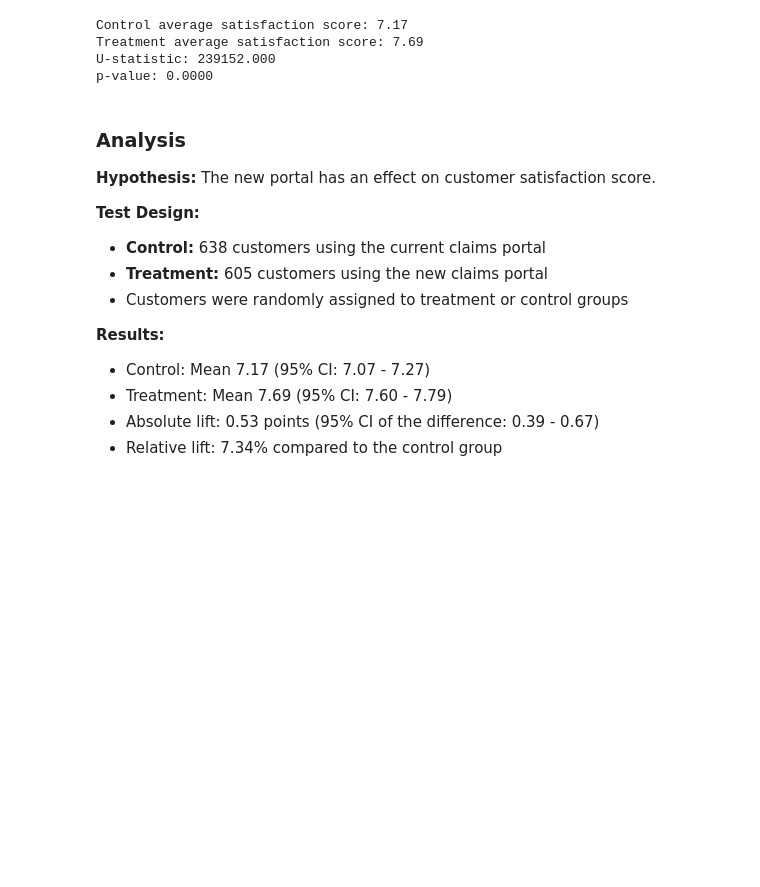
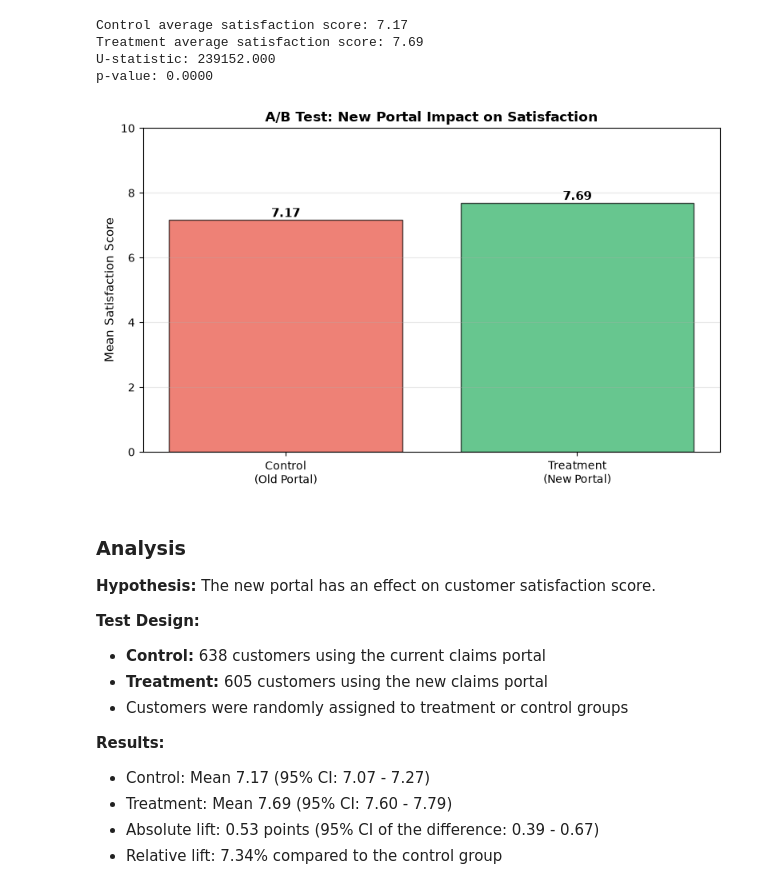
Before and after one commit to jscode-1302/insurance-claims-optimization, a Jupyter notebook: analysis.ipynb, the cells around one changed output. Cells and saved outputs as stored; diff of their text form; code cells hidden in the pictures; blank space fills up the shorter version.

```diff
--- a/analysis.ipynb
+++ b/analysis.ipynb
@@ -438,6 +454,31 @@ Control average satisfaction score: 7.17
 Treatment average satisfaction score: 7.69
 U-statistic: 239152.000
 p-value: 0.0000
+# %%
+# A/B Test visualization for README
+fig, ax = plt.subplots(figsize=(8, 5))
+
+groups = ['Control\n(Old Portal)', 'Treatment\n(New Portal)']
+means = [control_group.mean(), treatment_group.mean()]
+
+bars = ax.bar(groups, means, color=['#E74C3C', '#27AE60'], alpha=0.7, edgecolor='black')
+
+# Add value labels
+for bar, mean in zip(bars, means):
+    height = bar.get_height()
+    ax.text(bar.get_x() + bar.get_width()/2., height,
+            f'{mean:.2f}', ha='center', va='bottom', fontsize=11, fontweight='bold')
+
+ax.set_ylabel('Mean Satisfaction Score', fontsize=11)
+ax.set_title('A/B Test: New Portal Impact on Satisfaction', fontsize=12, fontweight='bold')
+ax.set_ylim(0, 10)
+ax.grid(axis='y', alpha=0.3)
+
+plt.tight_layout()
+plt.savefig('images/ab_test_results.png', dpi=300, bbox_inches='tight')
+plt.show()
+# %% [output]
+[figure, added]
 # %% [markdown]
 ### Analysis
 
```
Also changed, not shown: parts of 6 cells of this notebook, 5 other files.
